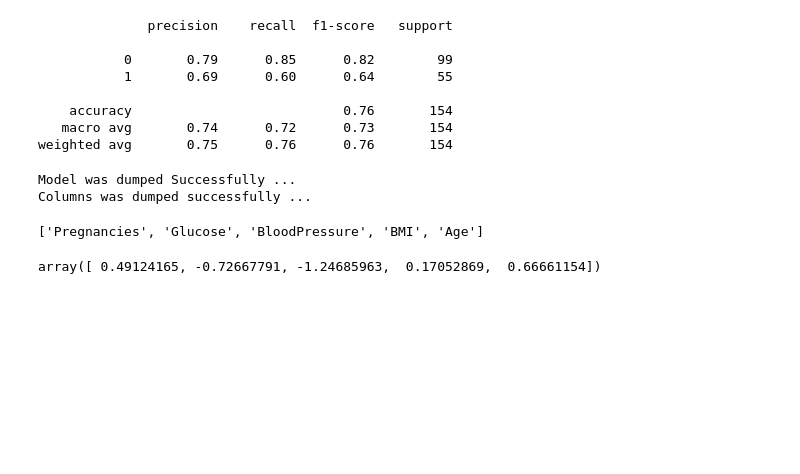
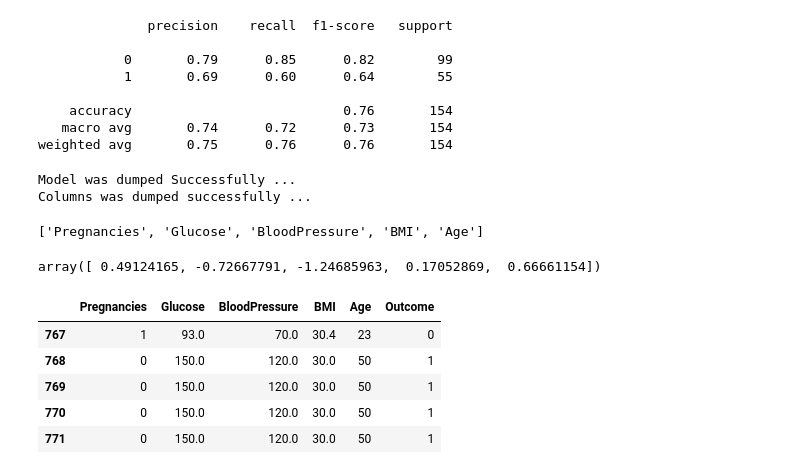
Before and after one commit to 8BallAhmed/GraduationProject, a Jupyter notebook: MachineLearning/model_training.ipynb, the cells around one changed output. Drawn from its saved outputs; the diff is of its cells as text; code cells hidden in the pictures; blank space fills up the shorter version.

```diff
--- a/MachineLearning/model_training.ipynb
+++ b/MachineLearning/model_training.ipynb
@@ -413,3 +413,13 @@ def write_to_csv(json_input):
         f_object.close()
 
 write_to_csv(x_test[0])
+# %%
+new = pd.read_csv('diabetes_new.csv')
+new.tail()
+# %% [output]
+|  | Pregnancies | Glucose | BloodPressure | BMI | Age | Outcome |
+| 767 | 1 | 93.0 | 70.0 | 30.4 | 23 | 0 |
+| 768 | 0 | 150.0 | 120.0 | 30.0 | 50 | 1 |
+| 769 | 0 | 150.0 | 120.0 | 30.0 | 50 | 1 |
+| 770 | 0 | 150.0 | 120.0 | 30.0 | 50 | 1 |
+| 771 | 0 | 150.0 | 120.0 | 30.0 | 50 | 1 |
```
Also changed, not shown: parts of 8 cells of this notebook, 3 other files.
